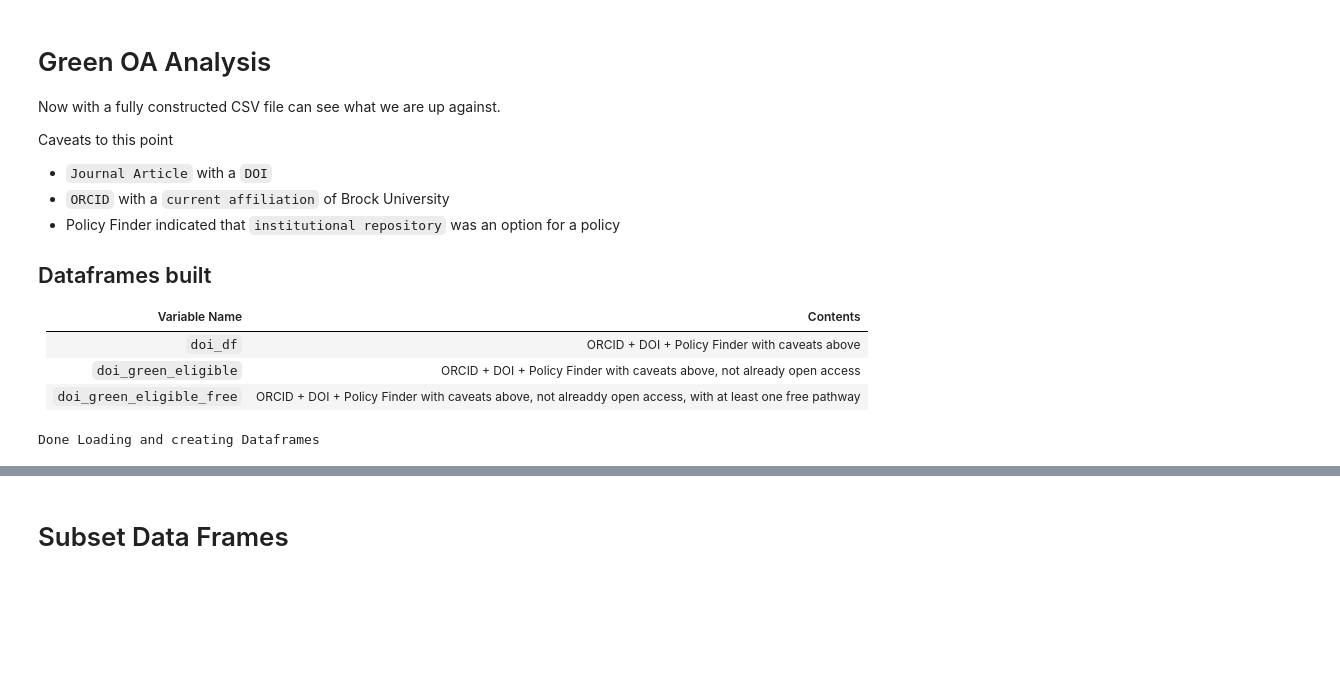
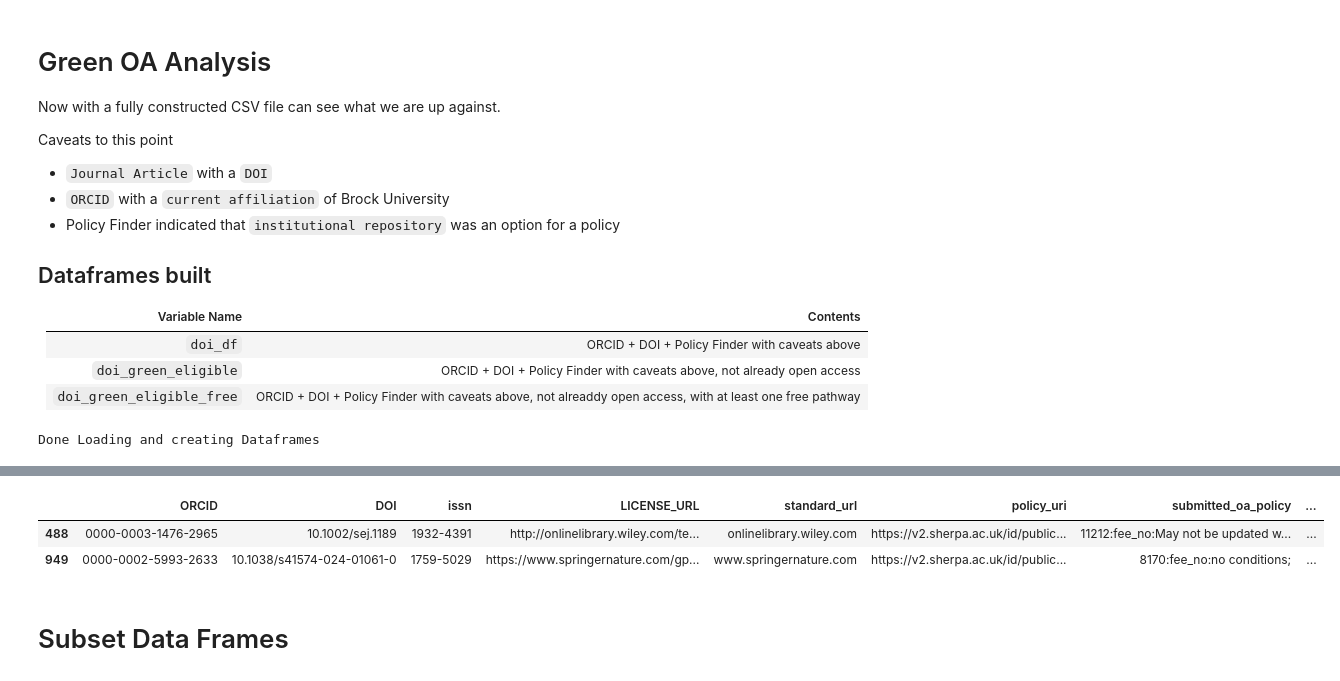
Before and after one commit to elibtronic/green_oa_compiler, a Jupyter notebook: Green_OA_Analysis.ipynb, the cells around one changed output, grey strips where cells are left out. Drawn from its saved outputs; the diff is of its cells as text; code cells hidden in the pictures; blank space fills up the shorter version.

```diff
--- a/Green_OA_Analysis.ipynb
+++ b/Green_OA_Analysis.ipynb
@@ -61,3 +60,10 @@ doi_green_eligible_free.sample(10)
+# %%
+#Not Open Access already, with at lease 1 free route
+doi_green_eligible_free.sample(2)
+# %% [output]
+|  | ORCID | DOI | issn | LICENSE_URL | standard_url | policy_uri | submitted_oa_policy | ... |
+| 488 | 0000-0003-1476-2965 | 10.1002/sej.1189 | 1932-4391 | http://onlinelibrary.wiley.com/te... | onlinelibrary.wiley.com | https://v2.sherpa.ac.uk/id/public... | 11212:fee_no:May not be updated w... | ... |
+| 949 | 0000-0002-5993-2633 | 10.1038/s41574-024-01061-0 | 1759-5029 | https://www.springernature.com/gp... | www.springernature.com | https://v2.sherpa.ac.uk/id/public... | 8170:fee_no:no conditions; | ... |
 # %% [markdown]
 # Subset Data Frames
 # %% [markdown]
```
Also changed, not shown: parts of 4 cells of this notebook.
